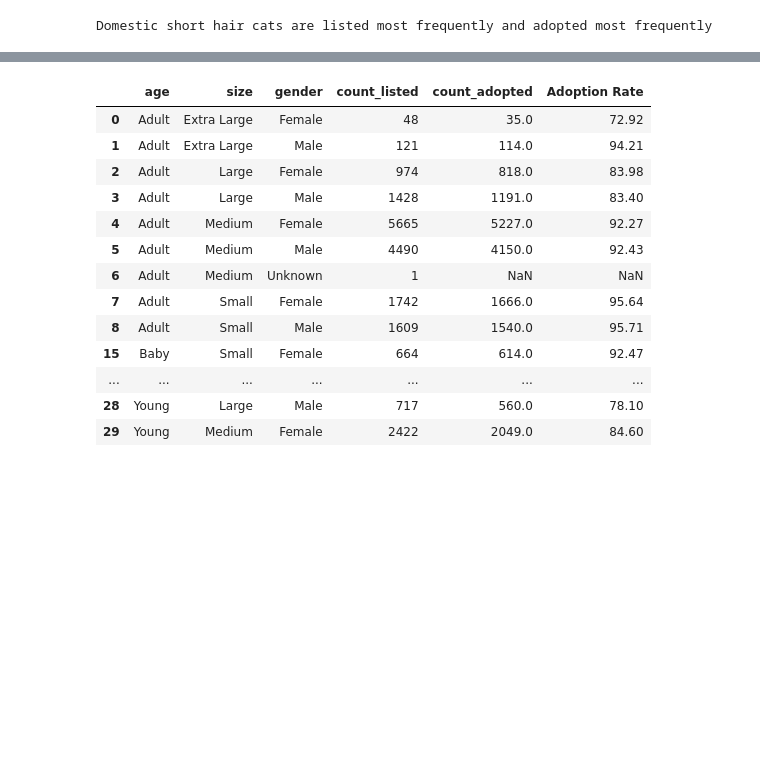
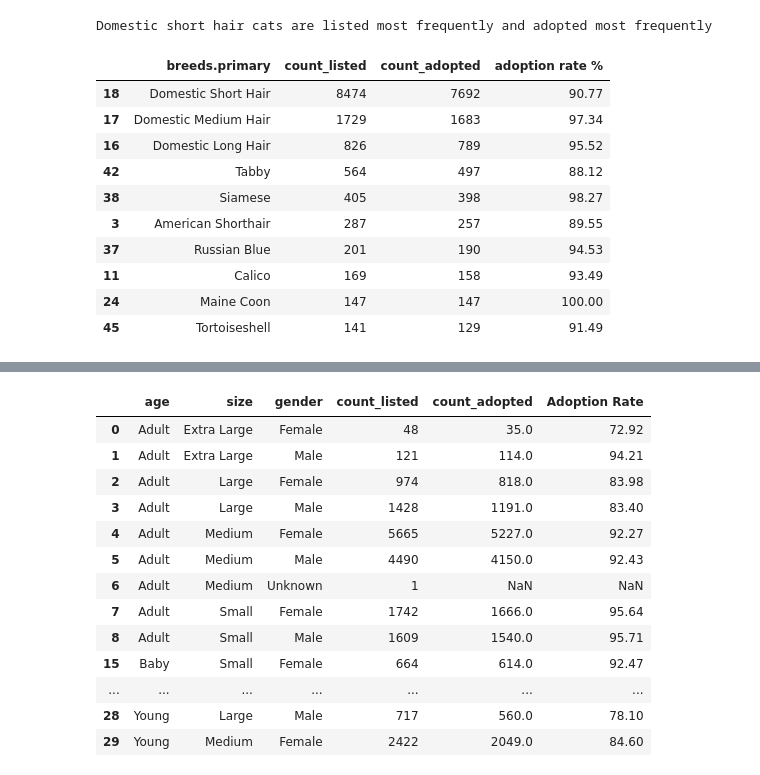
Before and after one commit to elisianguyen/2023-Tennessee-Adoption-Dynamics, a Jupyter notebook: notebooks/all_animal_adoptions_analysis_mvp.ipynb, the cells around one changed output, grey strips where cells are left out. Cells and saved outputs as stored; diff of their text form; code cells hidden in the pictures; blank space fills up the shorter version.

```diff
--- a/notebooks/all_animal_adoptions_analysis_mvp.ipynb
+++ b/notebooks/all_animal_adoptions_analysis_mvp.ipynb
@@ -541,3 +539,25 @@ print('Domestic short hair cats are listed most frequently and adopted most freq
 # %% [output]
 [figure]
 Domestic short hair cats are listed most frequently and adopted most frequently
+# %%
+# What are the top 10 cat breeds and their adoption rates?
+cats_listed = df[df['species'] =='Cat']
+cats_adopted = cats_listed[cats_listed['status'] == 'adopted']
+cats_listed = cats_listed.groupby('breeds.primary')['id'].count().reset_index(name='count_listed')
+cats_adopted = cats_adopted.groupby('breeds.primary')['id'].count().reset_index(name='count_adopted')
+
+cats_ar = pd.merge(cats_listed, cats_adopted, on='breeds.primary', how='outer')
+cats_ar['adoption rate %'] = round((cats_ar['count_adopted'] / cats_ar['count_listed']) * 100, 2)
+cats_ar.sort_values('count_listed', ascending=False).head(10)
+# %% [output]
+|  | breeds.primary | count_listed | count_adopted | adoption rate % |
+| 18 | Domestic Short Hair | 8474 | 7692 | 90.77 |
+| 17 | Domestic Medium Hair | 1729 | 1683 | 97.34 |
+| 16 | Domestic Long Hair | 826 | 789 | 95.52 |
+| 42 | Tabby | 564 | 497 | 88.12 |
+| 38 | Siamese | 405 | 398 | 98.27 |
+| 3 | American Shorthair | 287 | 257 | 89.55 |
+| 37 | Russian Blue | 201 | 190 | 94.53 |
+| 11 | Calico | 169 | 158 | 93.49 |
+| 24 | Maine Coon | 147 | 147 | 100.00 |
+| 45 | Tortoiseshell | 141 | 129 | 91.49 |
```
Also changed, not shown: parts of 30 cells of this notebook, 23 other files.
